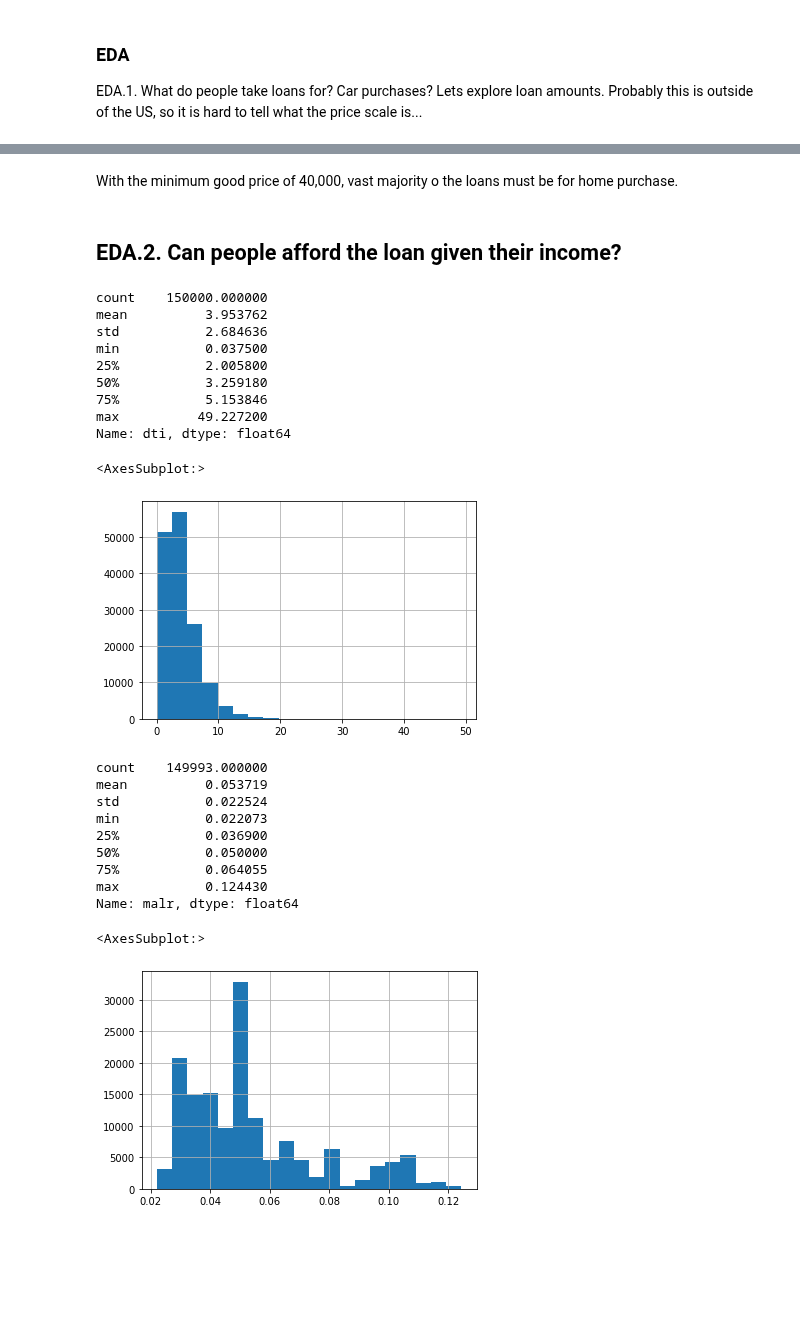
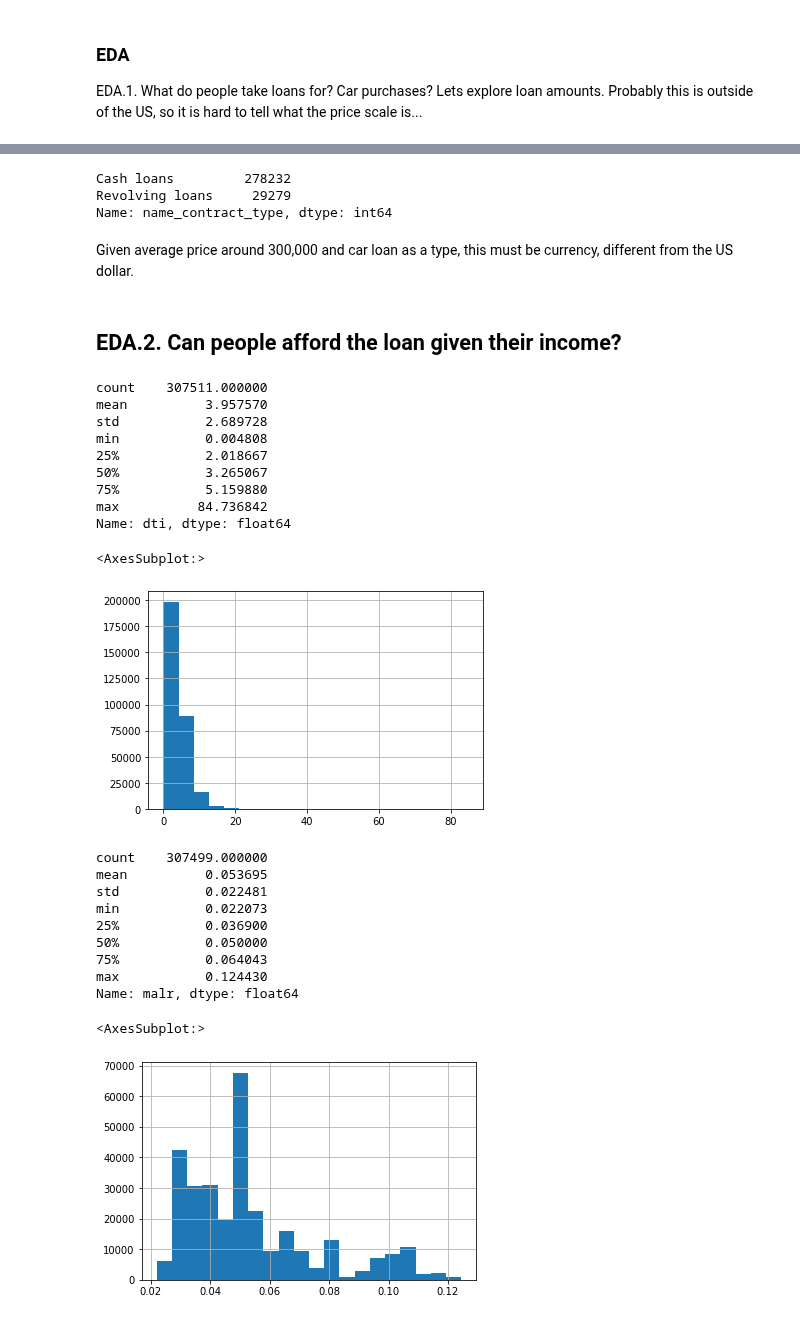
Before and after one commit to MykolaPinchuk/KaggleProjects, a Jupyter notebook: kp101-creditrisk.ipynb, the cells around one changed output, grey strips where cells are left out. Cells and saved outputs as stored; diff of their text form; code cells hidden in the pictures; blank space fills up the shorter version.

```diff
--- a/kp101-creditrisk.ipynb
+++ b/kp101-creditrisk.ipynb
@@ -39,6 +39,6 @@ time0 = time.time()
 #display(ss.head(), ss.shape)
 
 df = pd.read_csv('../input/home-credit-default-risk/application_train.csv')
-df = df.sample(150000)
-display(df.shape, df.head(), time.time()-time0, sys.getsizeof(df))
+#df = df.sample(150000)
+display(df.shape, df.head(), time.time()-time0, sys.getsizeof(df)/1048576)
 # %% [output]
@@ -106,7 +106,13 @@ None
 # %%
 # some basic cleaning
 
-df.code_gender = (df.code_gender=='M').astype(int)
-df.flag_own_car = (df.flag_own_car=='Y').astype(int)
+#df.code_gender = (df.code_gender=='M').astype(int)
+#df.flag_own_car = (df.flag_own_car=='Y').astype(int)
 display(sys.getsizeof(df))
+
+dftypes = df.dtypes
+o_features = list((dftypes[dftypes=='O']).index)
+for col in o_features:
+    df[col] = df[col].astype('category')
+display(df.dtypes, sys.getsizeof(df)/1048576, df.head())
 # %% [output]
@@ -164,46 +163,53 @@ df['goods_to_loan'] = df.amt_goods_price/df.amt_credit
-# %% [markdown]
-With the minimum good price of 40,000, vast majority o the loans must be for home purchase.
+# %%
+df.name_contract_type.value_counts()
+# %% [output]
+Cash loans         278232
+Revolving loans     29279
+Name: name_contract_type, dtype: int64
+# %% [markdown]
+Given average price around 300,000 and car loan as a type, this must be currency, different from the US dollar.
 # %% [markdown]
 ## EDA.2. Can people afford the loan given their income?
 # %%
 # lets compute debt to income ratio
 
 df['dti'] = df.amt_credit/df.amt_income_total
 display(df.dti.describe(), df.dti.hist(bins=20))
 plt.show()
 
 #sns.barplot(y='dti', x='target', data=df)
 #plt.show()
 # no clear pattern. we would expect this, otherwise lending behavior of a lender would be unwise.
 
 df['malr'] = df.amt_annuity/df.amt_credit
 display(df.malr.describe(), df.malr.hist(bins=20))
+median_annuity_to_loan = df['malr'].median()
 
 # this company seems to be lending aggressively: average loan will probably be repayed in 2-4 years,
 # while loan amount is usually above total income.
 # %% [output]
-count    150000.000000
-mean          3.953762
-std           2.684636
-min           0.037500
-25%           2.005800
-50%           3.259180
-75%           5.153846
-max          49.227200
+count    307511.000000
+mean          3.957570
+std           2.689728
+min           0.004808
+25%           2.018667
+50%           3.265067
+75%           5.159880
+max          84.736842
 Name: dti, dtype: float64
 <AxesSubplot:>
-[figure, old version]
+[figure, new version]
-count    149993.000000
-mean          0.053719
-std           0.022524
+count    307499.000000
+mean          0.053695
+std           0.022481
 min           0.022073
 25%           0.036900
 50%           0.050000
-75%           0.064055
+75%           0.064043
 max           0.124430
 Name: malr, dtype: float64
 <AxesSubplot:>
-[figure, old version]
+[figure, new version]
 # %%
 display(df.days_employed.describe())
 df.days_employed.hist()
```
Also changed, not shown: parts of 16 cells of this notebook.
